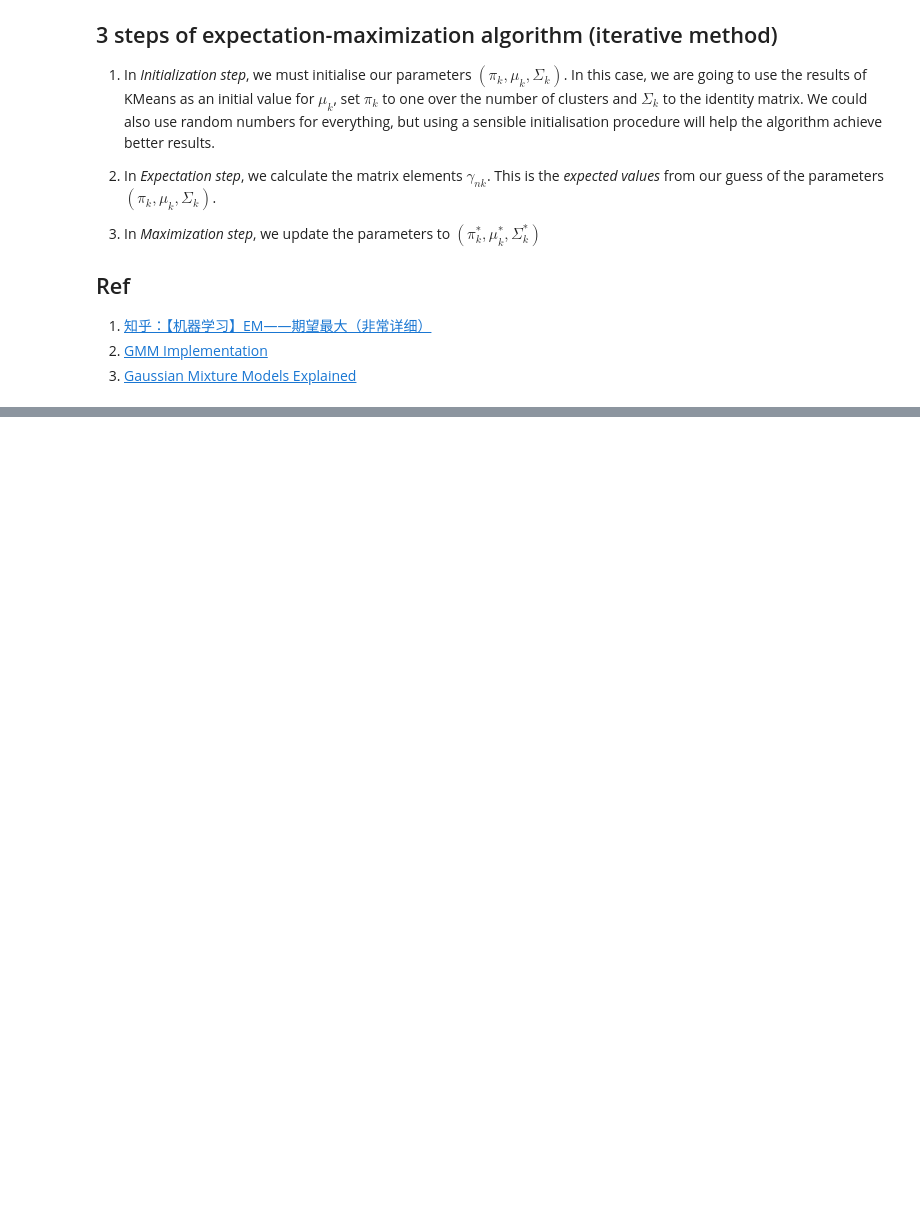
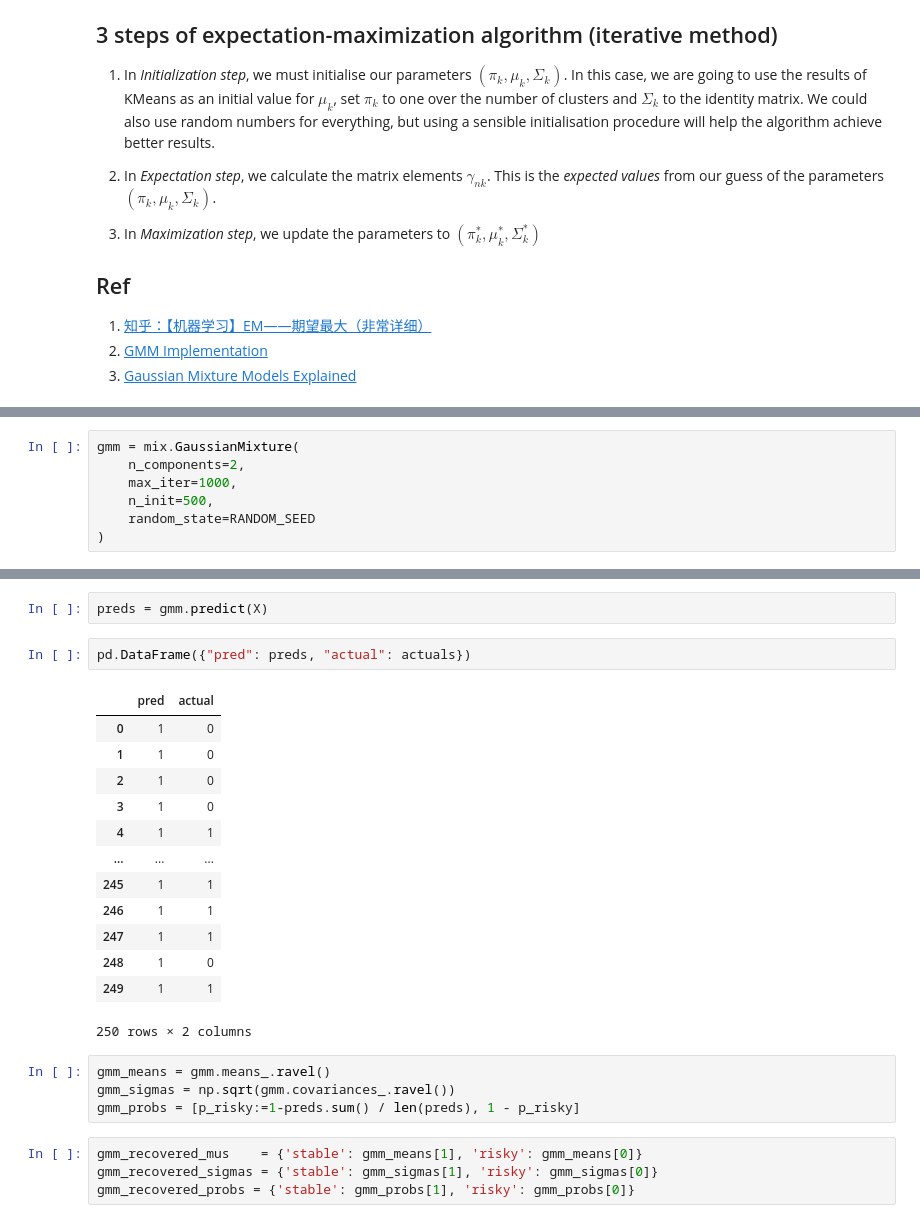
Before and after one commit to josephchenhk/quant_interviews, a Jupyter notebook: machine_learning/gaussian_mixture_expectation_maximization.ipynb, the cells around one changed output, grey strips where cells are left out. Cells and saved outputs as stored; diff of their text form; blank space fills up the shorter version.

```diff
--- a/machine_learning/gaussian_mixture_expectation_maximization.ipynb
+++ b/machine_learning/gaussian_mixture_expectation_maximization.ipynb
@@ -41,0 +146,7 @@ sk
+# %%
+gmm = mix.GaussianMixture(
+    n_components=2,
+    max_iter=1000,
+    n_init=500,
+    random_state=RANDOM_SEED
+)
@@ -41,0 +162,26 @@ sk
+# %%
+preds = gmm.predict(X)
+# %%
+pd.DataFrame({"pred": preds, "actual": actuals})
+# %% [output]
+|  | pred | actual |
+| 0 | 1 | 0 |
+| 1 | 1 | 0 |
+| 2 | 1 | 0 |
+| 3 | 1 | 0 |
+| 4 | 1 | 1 |
+| ... | ... | ... |
+| 245 | 1 | 1 |
+| 246 | 1 | 1 |
+| 247 | 1 | 1 |
+| 248 | 1 | 0 |
+| 249 | 1 | 1 |
+250 rows × 2 columns
+# %%
+gmm_means = gmm.means_.ravel()
+gmm_sigmas = np.sqrt(gmm.covariances_.ravel())
+gmm_probs = [p_risky:=1-preds.sum() / len(preds), 1 - p_risky]
+# %%
+gmm_recovered_mus    = {'stable': gmm_means[1], 'risky': gmm_means[0]}
+gmm_recovered_sigmas = {'stable': gmm_sigmas[1], 'risky': gmm_sigmas[0]}
+gmm_recovered_probs = {'stable': gmm_probs[1], 'risky': gmm_probs[0]}
```
Also changed, not shown: parts of 14 cells of this notebook.
